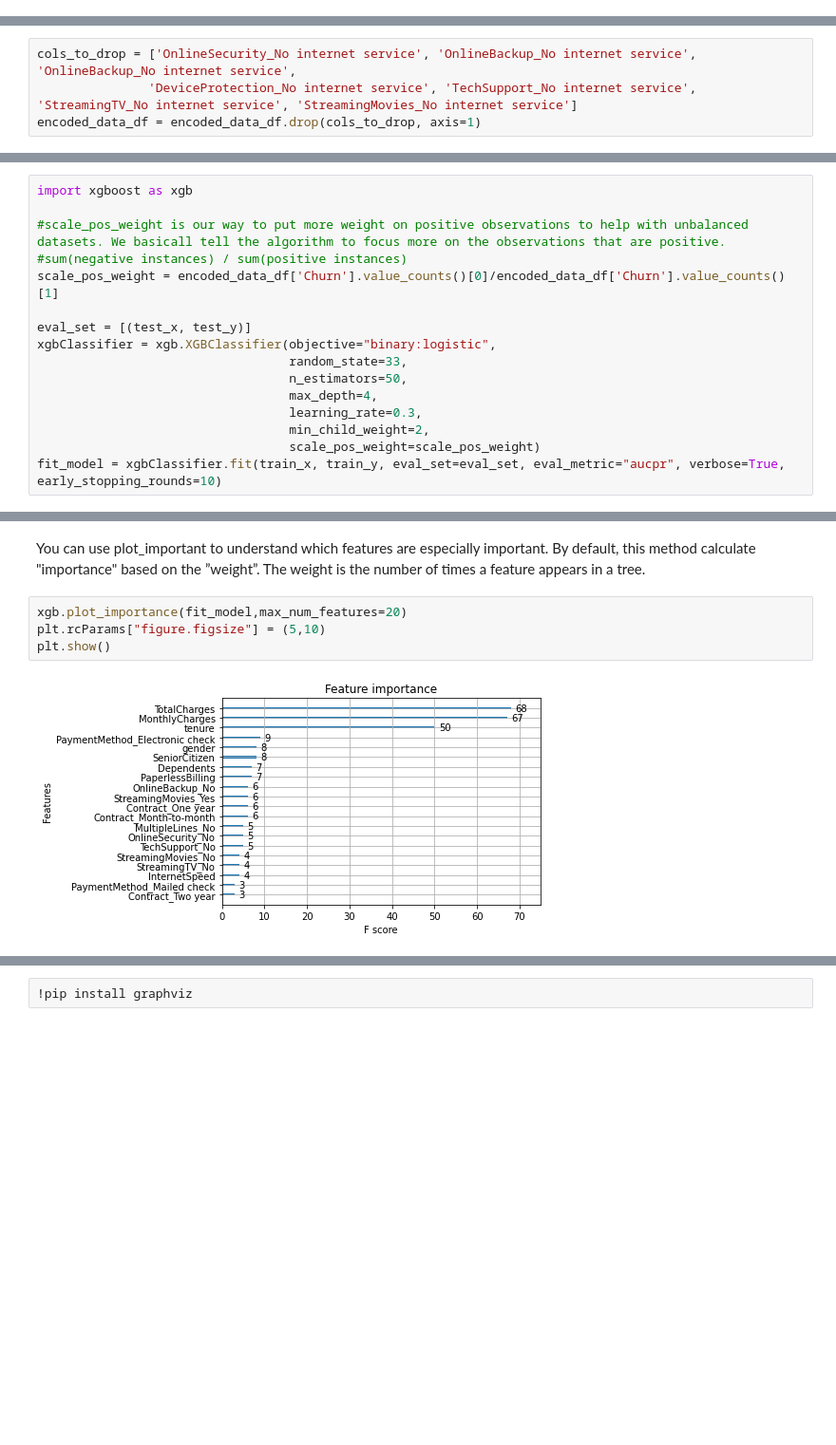
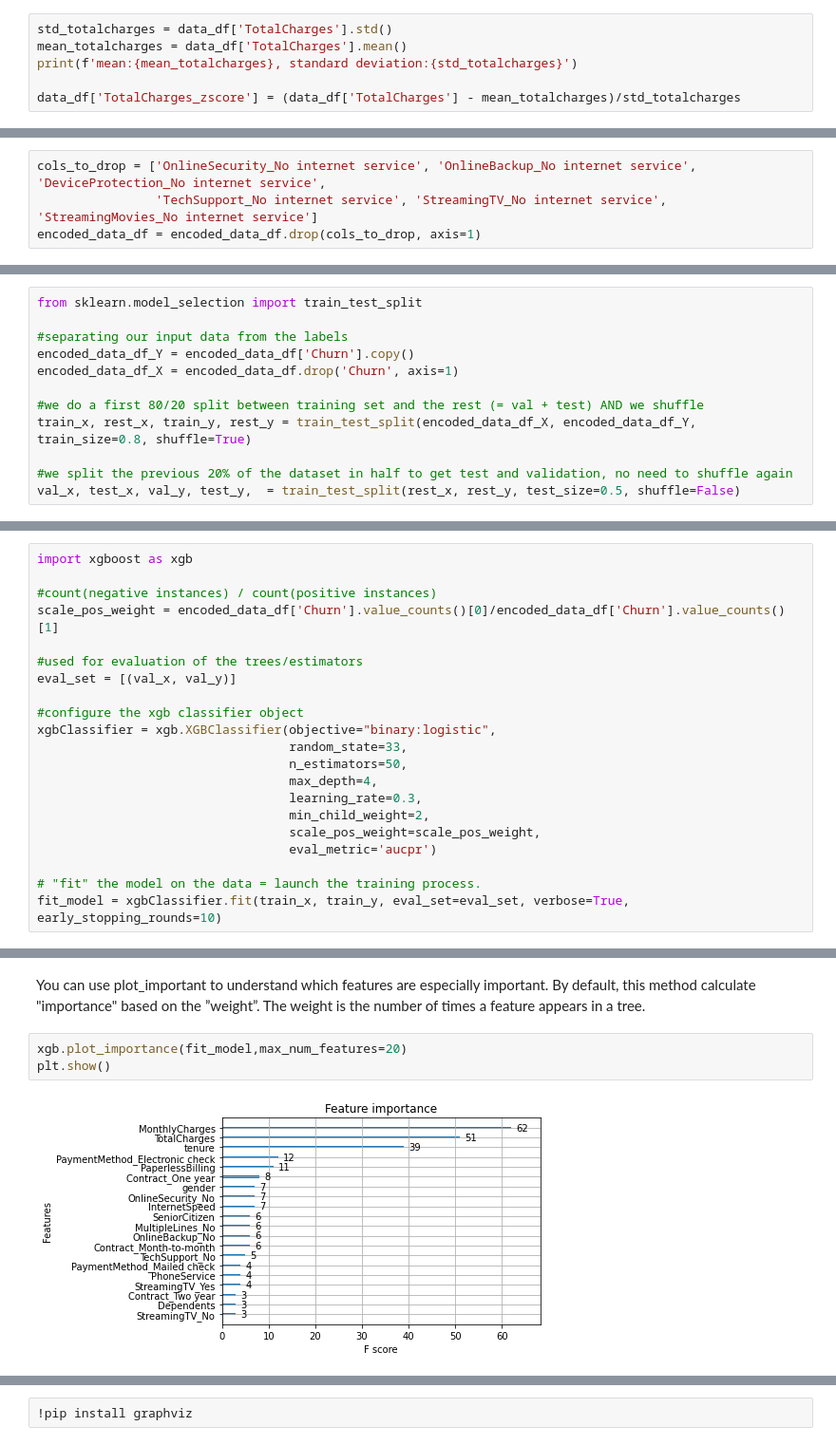
Before and after one commit to PierreLiddle/anz-ml-unicorn-gym, a Jupyter notebook: ML-unicorn-gym-day1-notebook.ipynb, the cells around one changed output, grey strips where cells are left out. Shown at 95% size. Drawn from its saved outputs; the diff is of its cells as text; blank space fills up the shorter version.

```diff
--- a/ML-unicorn-gym-day1-notebook.ipynb
+++ b/ML-unicorn-gym-day1-notebook.ipynb
@@ -427,0 +479,6 @@ data_df['TotalCharges_zscore'] = (data_df['TotalCharges'] - data_df['TotalCharge
+# %%
+std_totalcharges = data_df['TotalCharges'].std()
+mean_totalcharges = data_df['TotalCharges'].mean()
+print(f'mean:{mean_totalcharges}, standard deviation:{std_totalcharges}')
+
+data_df['TotalCharges_zscore'] = (data_df['TotalCharges'] - mean_totalcharges)/std_totalcharges
@@ -536,4 +597,4 @@ encoded_data_df = encode_categorical_features(data_df)
 # %%
-cols_to_drop = ['OnlineSecurity_No internet service', 'OnlineBackup_No internet service', 'OnlineBackup_No internet service',
-               'DeviceProtection_No internet service', 'TechSupport_No internet service', 'StreamingTV_No internet service', 'StreamingMovies_No internet service']
+cols_to_drop = ['OnlineSecurity_No internet service', 'OnlineBackup_No internet service', 'DeviceProtection_No internet service',
+                'TechSupport_No internet service', 'StreamingTV_No internet service', 'StreamingMovies_No internet service']
 encoded_data_df = encoded_data_df.drop(cols_to_drop, axis=1)
@@ -571,0 +622,12 @@ test_x = test_df.drop('Churn', axis=1)
+# %%
+from sklearn.model_selection import train_test_split
+
+#separating our input data from the labels
+encoded_data_df_Y = encoded_data_df['Churn'].copy()
+encoded_data_df_X = encoded_data_df.drop('Churn', axis=1)
+
+#we do a first 80/20 split between training set and the rest (= val + test) AND we shuffle
+train_x, rest_x, train_y, rest_y = train_test_split(encoded_data_df_X, encoded_data_df_Y, train_size=0.8, shuffle=True)
+
+#we split the previous 20% of the dataset in half to get test and validation, no need to shuffle again
+val_x, test_x, val_y, test_y,  = train_test_split(rest_x, rest_y, test_size=0.5, shuffle=False)
@@ -591,17 +677,22 @@ Note that you should use 'multi:softprob' when solving a multiclass problem.
 # %%
 import xgboost as xgb
 
-#scale_pos_weight is our way to put more weight on positive observations to help with unbalanced datasets. We basicall tell the algorithm to focus more on the observations that are positive.
-#sum(negative instances) / sum(positive instances)
+#count(negative instances) / count(positive instances)
 scale_pos_weight = encoded_data_df['Churn'].value_counts()[0]/encoded_data_df['Churn'].value_counts()[1]
 
-eval_set = [(test_x, test_y)]
+#used for evaluation of the trees/estimators
+eval_set = [(val_x, val_y)]
+
+#configure the xgb classifier object
 xgbClassifier = xgb.XGBClassifier(objective="binary:logistic",
                                   random_state=33,
                                   n_estimators=50,
                                   max_depth=4,
                                   learning_rate=0.3,
                                   min_child_weight=2,
-                                  scale_pos_weight=scale_pos_weight)
-fit_model = xgbClassifier.fit(train_x, train_y, eval_set=eval_set, eval_metric="aucpr", verbose=True, early_stopping_rounds=10)
+                                  scale_pos_weight=scale_pos_weight,
+                                  eval_metric='aucpr')
+
+# "fit" the model on the data = launch the training process.
+fit_model = xgbClassifier.fit(train_x, train_y, eval_set=eval_set, verbose=True, early_stopping_rounds=10)
 # %% [output]
@@ -640,7 +732,6 @@ You can use plot_important to understand which features are especially important
 By default, this method calculate "importance" based on the ”weight”. The weight is the number of times a feature appears in a tree.
 # %%
 xgb.plot_importance(fit_model,max_num_features=20)
-plt.rcParams["figure.figsize"] = (5,10)
 plt.show()
 # %% [output]
-[figure, old version]
+[figure, new version]
```
Also changed, not shown: parts of 73 cells of this notebook, 2 other files.
